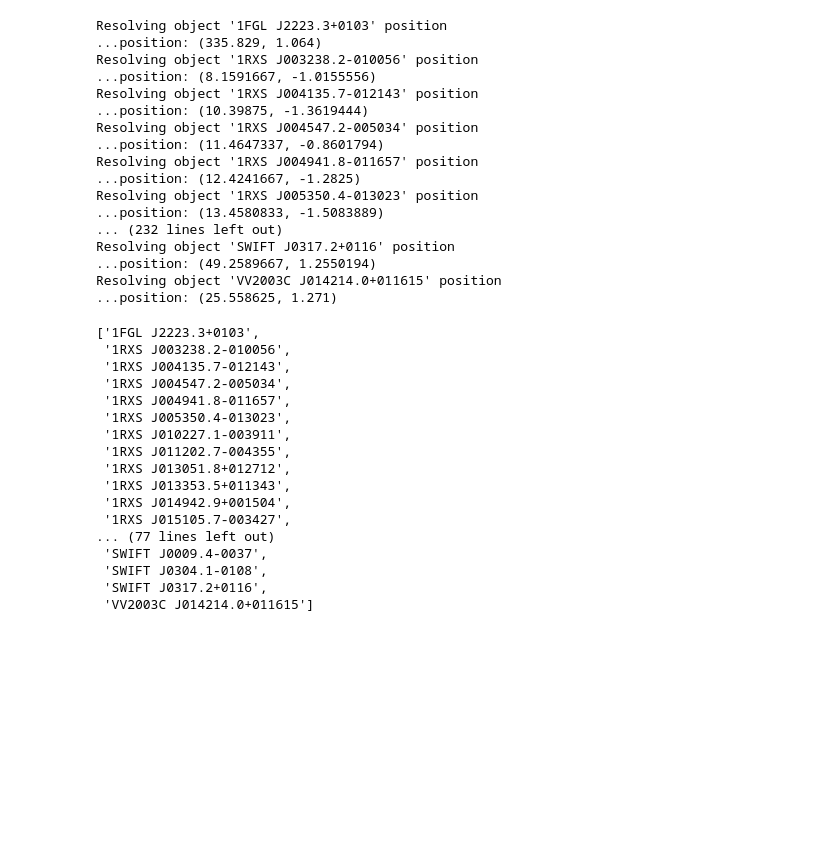
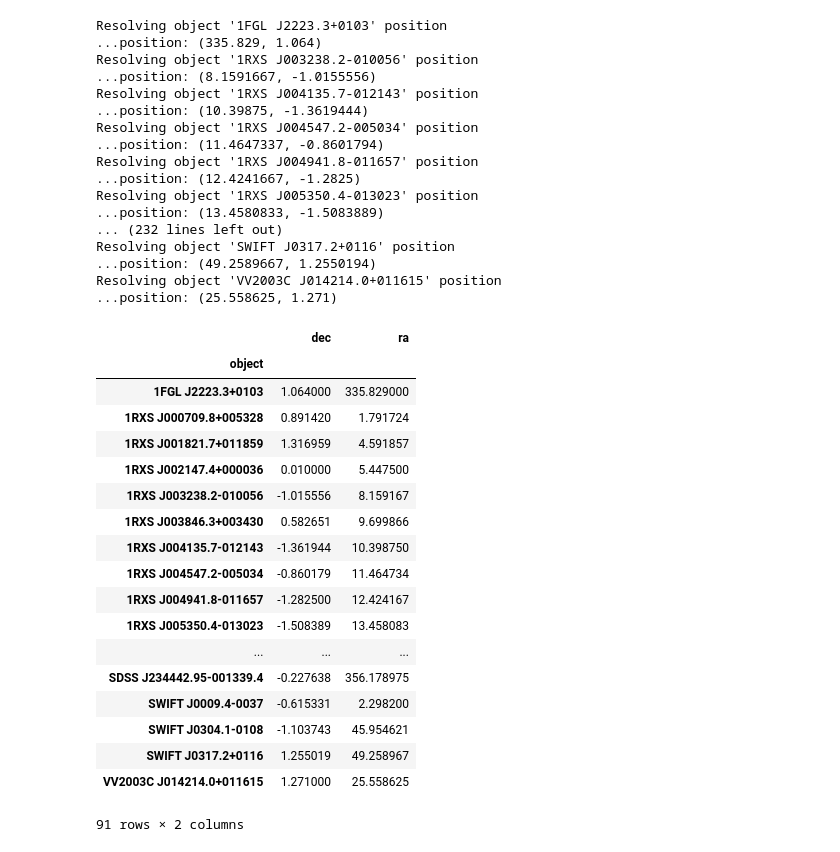
Before and after one commit to chbrandt/swift_deepsky, a Jupyter notebook: notebook/selection_n_stacking-prototype.ipynb, the cells around one changed output. Drawn from its saved outputs; the diff is of its cells as text; code cells hidden in the pictures; blank space fills up the shorter version.

```diff
--- a/notebook/selection_n_stacking-prototype.ipynb
+++ b/notebook/selection_n_stacking-prototype.ipynb
@@ -328,8 +336,9 @@ def resolve_name(name):
     return pos
 
 
+valid_objects = {}
+
 import re
-valid_objects = []
 for obj in objects_s82:
     mat = re.search('J\d',obj)
     if not (mat and mat.start()>0):
@@ -342,7 +351,7 @@ for obj in objects_s82:
     pos = resolve_name(obj)
     if pos != None:
         print('...position: {!s}'.format(pos))
-        valid_objects.append(obj)
+        valid_objects[obj] = dict(ra=pos[0],dec=pos[1])
     else:
         print('...position NOT resolved')
 # %% [output]
@@ -363,23 +372,28 @@ Resolving object 'SWIFT J0317.2+0116' position
 ...position: (49.2589667, 1.2550194)
 Resolving object 'VV2003C J014214.0+011615' position
 ...position: (25.558625, 1.271)
-# %%
-valid_objects
-# %% [output]
-['1FGL J2223.3+0103',
- '1RXS J003238.2-010056',
- '1RXS J004135.7-012143',
- '1RXS J004547.2-005034',
- '1RXS J004941.8-011657',
- '1RXS J005350.4-013023',
- '1RXS J010227.1-003911',
- '1RXS J011202.7-004355',
- '1RXS J013051.8+012712',
- '1RXS J013353.5+011343',
- '1RXS J014942.9+001504',
- '1RXS J015105.7-003427',
-... (77 lines left out)
- 'SWIFT J0009.4-0037',
- 'SWIFT J0304.1-0108',
- 'SWIFT J0317.2+0116',
- 'VV2003C J014214.0+011615']
+# %%
+from pandas import DataFrame
+s82_objects = DataFrame(valid_objects).transpose()
+s82_objects.index.name = 'object'
+s82_objects
+# %% [output]
+|  | dec | ra |
+| object |  |  |
+| 1FGL J2223.3+0103 | 1.064000 | 335.829000 |
+| 1RXS J000709.8+005328 | 0.891420 | 1.791724 |
+| 1RXS J001821.7+011859 | 1.316959 | 4.591857 |
+| 1RXS J002147.4+000036 | 0.010000 | 5.447500 |
+| 1RXS J003238.2-010056 | -1.015556 | 8.159167 |
+| 1RXS J003846.3+003430 | 0.582651 | 9.699866 |
+| 1RXS J004135.7-012143 | -1.361944 | 10.398750 |
+| 1RXS J004547.2-005034 | -0.860179 | 11.464734 |
+| 1RXS J004941.8-011657 | -1.282500 | 12.424167 |
+| 1RXS J005350.4-013023 | -1.508389 | 13.458083 |
+| ... | ... | ... |
+| SDSS J234442.95-001339.4 | -0.227638 | 356.178975 |
+| SWIFT J0009.4-0037 | -0.615331 | 2.298200 |
+| SWIFT J0304.1-0108 | -1.103743 | 45.954621 |
+| SWIFT J0317.2+0116 | 1.255019 | 49.258967 |
+| VV2003C J014214.0+011615 | 1.271000 | 25.558625 |
+91 rows × 2 columns
```
Also changed, not shown: parts of 5 cells of this notebook, 10 other files.
